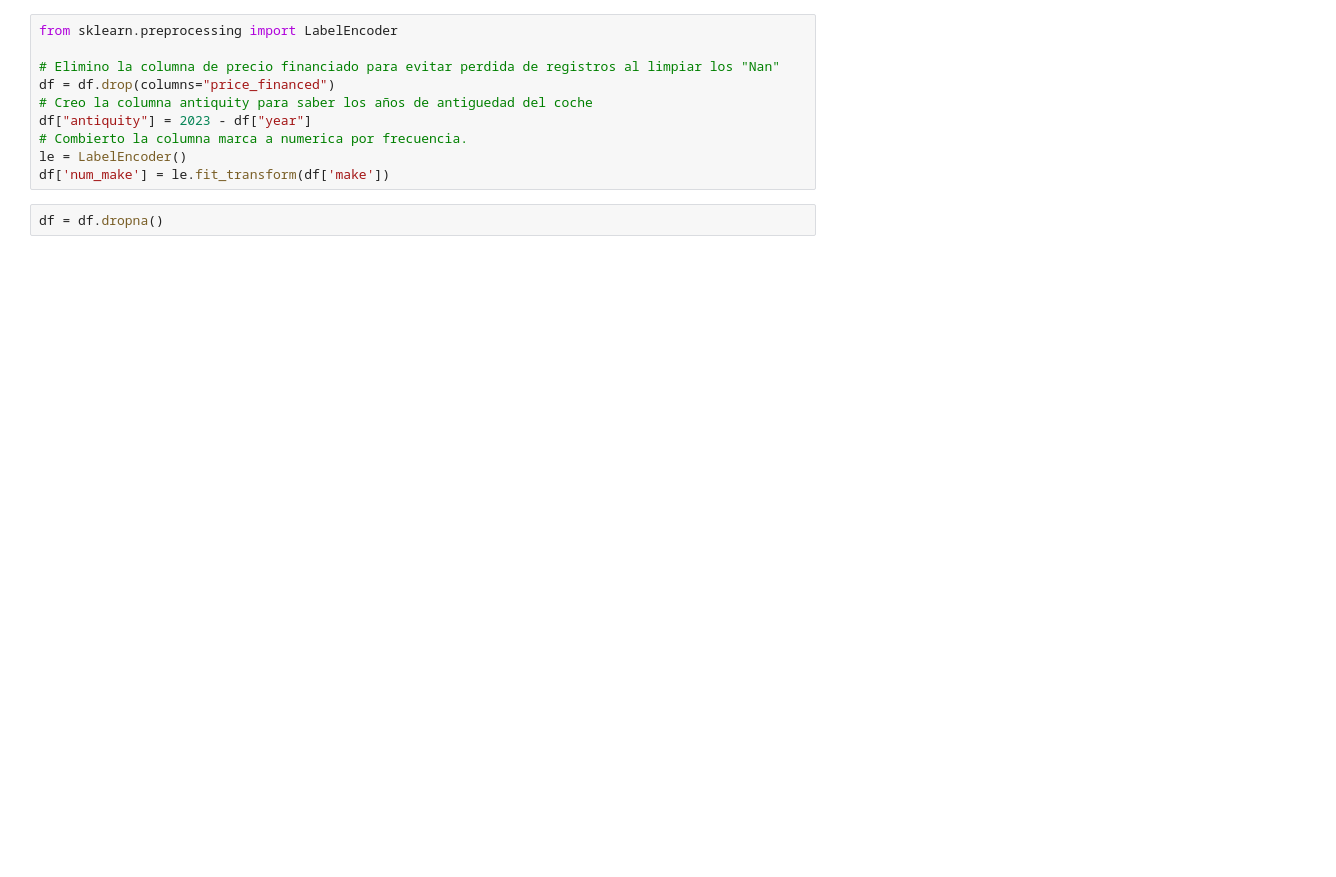
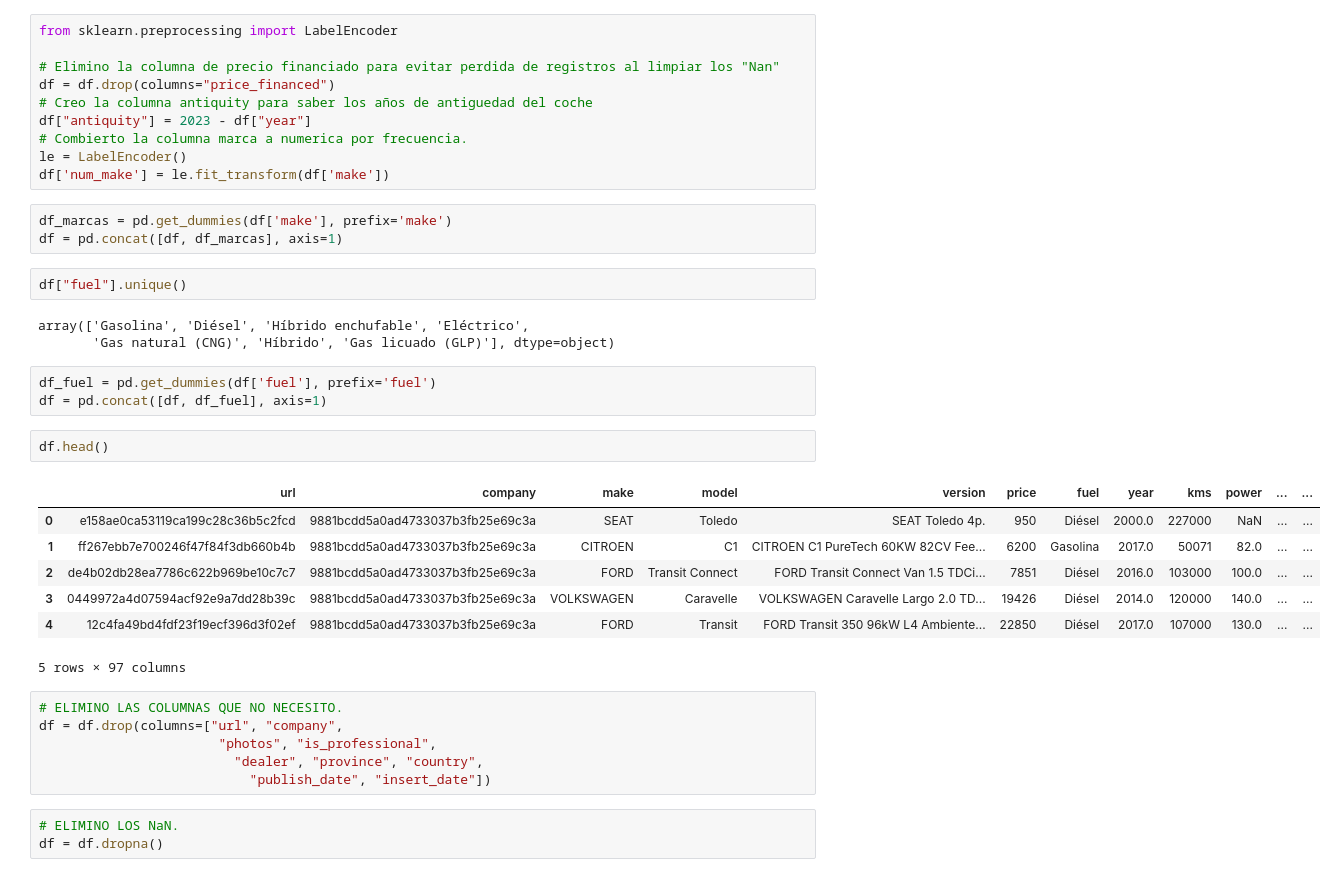
Before and after one commit to diego-dng/Proyecto-valor-coches-ML, a Jupyter notebook: notebooks/02_LimpiezaEDA.ipynb, the cells around one changed output. Saved outputs shown, nothing was run; the diff lists cells and outputs as text; blank space fills up the shorter version.

```diff
--- a/notebooks/02_LimpiezaEDA.ipynb
+++ b/notebooks/02_LimpiezaEDA.ipynb
@@ -52,5 +72,33 @@ df["antiquity"] = 2023 - df["year"]
 # Combierto la columna marca a numerica por frecuencia.
 le = LabelEncoder()
 df['num_make'] = le.fit_transform(df['make'])
-# %%
-df = df.dropna()
+# %%
+df_marcas = pd.get_dummies(df['make'], prefix='make')
+df = pd.concat([df, df_marcas], axis=1)
+# %%
+df["fuel"].unique()
+# %% [output]
+array(['Gasolina', 'Diésel', 'Híbrido enchufable', 'Eléctrico',
+       'Gas natural (CNG)', 'Híbrido', 'Gas licuado (GLP)'], dtype=object)
+# %%
+df_fuel = pd.get_dummies(df['fuel'], prefix='fuel')
+df = pd.concat([df, df_fuel], axis=1)
+# %%
+df.head()
+# %% [output]
+|  | url | company | make | model | version | price | fuel | year | kms | power | ... | ... |
+| 0 | e158ae0ca53119ca199c28c36b5c2fcd | 9881bcdd5a0ad4733037b3fb25e69c3a | SEAT | Toledo | SEAT Toledo 4p. | 950 | Diésel | 2000.0 | 227000 | NaN | ... | ... |
+| 1 | ff267ebb7e700246f47f84f3db660b4b | 9881bcdd5a0ad4733037b3fb25e69c3a | CITROEN | C1 | CITROEN C1 PureTech 60KW 82CV Fee... | 6200 | Gasolina | 2017.0 | 50071 | 82.0 | ... | ... |
+| 2 | de4b02db28ea7786c622b969be10c7c7 | 9881bcdd5a0ad4733037b3fb25e69c3a | FORD | Transit Connect | FORD Transit Connect Van 1.5 TDCi... | 7851 | Diésel | 2016.0 | 103000 | 100.0 | ... | ... |
+| 3 | 0449972a4d07594acf92e9a7dd28b39c | 9881bcdd5a0ad4733037b3fb25e69c3a | VOLKSWAGEN | Caravelle | VOLKSWAGEN Caravelle Largo 2.0 TD... | 19426 | Diésel | 2014.0 | 120000 | 140.0 | ... | ... |
+| 4 | 12c4fa49bd4fdf23f19ecf396d3f02ef | 9881bcdd5a0ad4733037b3fb25e69c3a | FORD | Transit | FORD Transit 350 96kW L4 Ambiente... | 22850 | Diésel | 2017.0 | 107000 | 130.0 | ... | ... |
+5 rows × 97 columns
+# %%
+# ELIMINO LAS COLUMNAS QUE NO NECESITO.
+df = df.drop(columns=["url", "company",
+                       "photos", "is_professional",
+                         "dealer", "province", "country",
+                           "publish_date", "insert_date"])
+# %%
+# ELIMINO LOS NaN.
+df = df.dropna()
```
Also changed, not shown: parts of 16 cells of this notebook, 5 other files.
